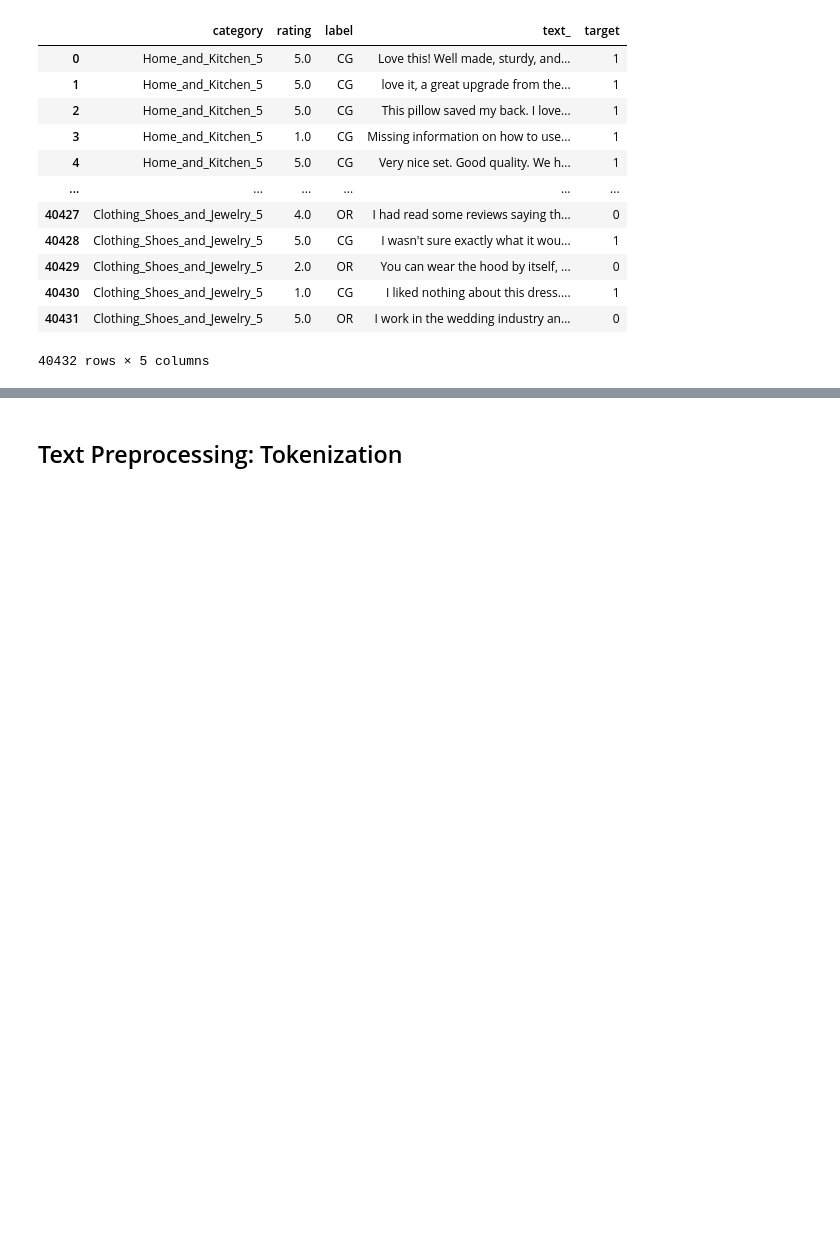
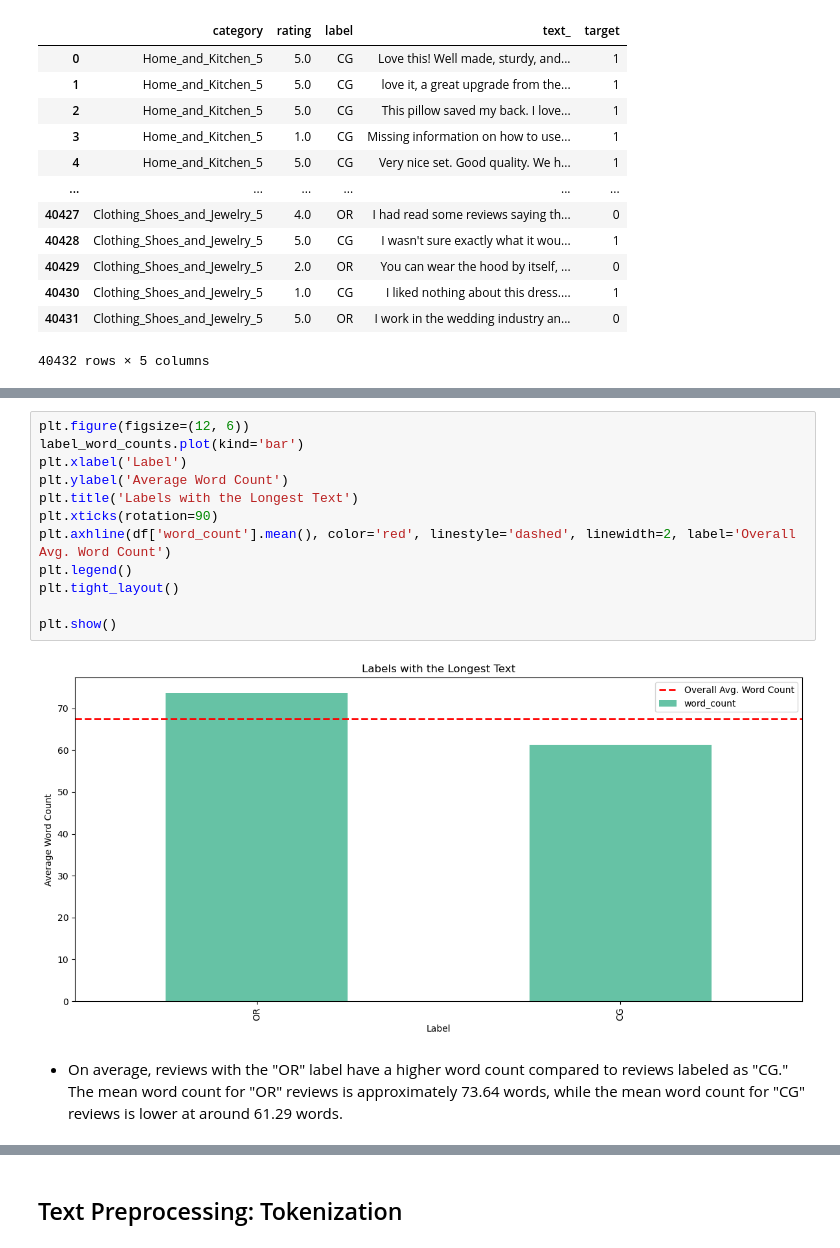
Before and after one commit to serbinaekaterinai/NLP-Review-Detector, a Jupyter notebook: Ekaterina/Copy1.ipynb, the cells around one changed output, grey strips where cells are left out. Saved outputs shown, nothing was run; the diff lists cells and outputs as text; blank space fills up the shorter version.

```diff
--- a/Ekaterina/Copy1.ipynb
+++ b/Ekaterina/Copy1.ipynb
@@ -88,0 +147,16 @@ df
+# %%
+plt.figure(figsize=(12, 6))
+label_word_counts.plot(kind='bar')
+plt.xlabel('Label')
+plt.ylabel('Average Word Count')
+plt.title('Labels with the Longest Text')
+plt.xticks(rotation=90)
+plt.axhline(df['word_count'].mean(), color='red', linestyle='dashed', linewidth=2, label='Overall Avg. Word Count')
+plt.legend()
+plt.tight_layout()
+
+plt.show()
+# %% [output]
+[figure, added]
+# %% [markdown]
+- On average, reviews with the "OR" label have a higher word count compared to reviews labeled as "CG." The mean word count for "OR" reviews is approximately 73.64 words, while the mean word count for "CG" reviews is lower at around 61.29 words.
```
Also changed, not shown: parts of 97 cells of this notebook, 3 other files.
